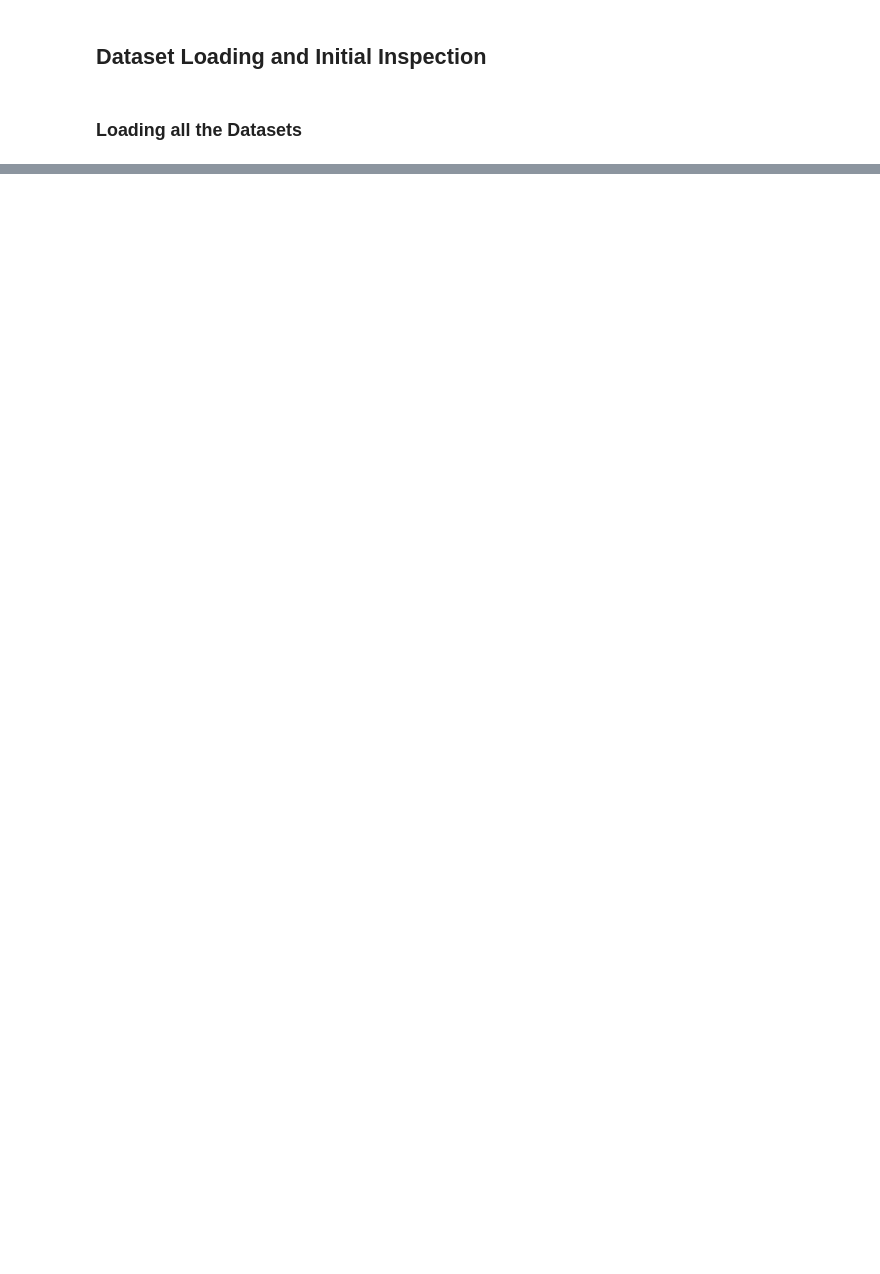
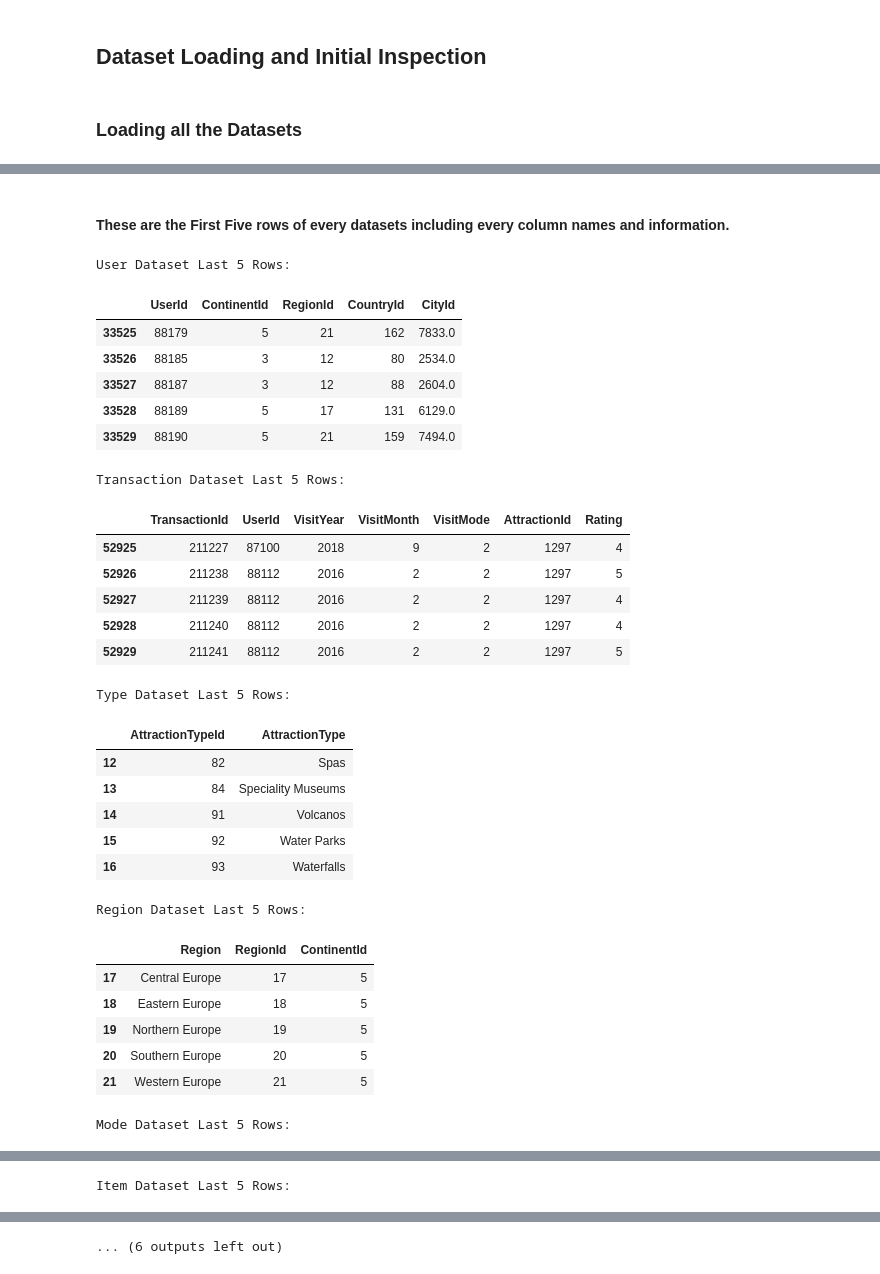
Before and after one commit to shabbu8111999/Tourism_Experience_Analytics, a Jupyter notebook: jupyter/Tourism_Experience.ipynb, the cells around one changed output, grey strips where cells are left out. Saved outputs shown, nothing was run; the diff lists cells and outputs as text; code cells hidden in the pictures; blank space fills up the shorter version.

```diff
--- a/jupyter/Tourism_Experience.ipynb
+++ b/jupyter/Tourism_Experience.ipynb
@@ -79,0 +77,13 @@ FileNotFoundError: [Errno 2] No such file or directory: '../data/User.xlsx'
+# %%
+# Loading Data
+user_df = pd.read_excel('../data/User.xlsx')
+transaction_df = pd.read_excel('../data/Transaction.xlsx')
+type_df = pd.read_excel('../data/Type.xlsx')
+region_df = pd.read_excel('../data/Region.xlsx')
+mode_df = pd.read_excel('../data/Mode.xlsx')
+item_df = pd.read_excel('../data/Item.xlsx')
+country_df = pd.read_excel('../data/Country.xlsx')
+continent_df = pd.read_excel('../data/Continent.xlsx')
+city_df = pd.read_excel('../data/City.xlsx')
+
+print("Datasets Loaded Successfully")
@@ -79,0 +96,17 @@ FileNotFoundError: [Errno 2] No such file or directory: '../data/User.xlsx'
+# %%
+# Dataset's Shapes
+
+datasets = {
+    "User": user_df,
+    "Transaction": transaction_df,
+    "Type": type_df,
+    "Region": region_df,
+    "Mode": mode_df,
+    "Item": item_df,
+    "Country": country_df,
+    "Continent": continent_df,
+    "City": city_df
+}
+
+for name, df in datasets.items():
+    print(f"{name} Dataset Shape: {df.shape}")
@@ -79,0 +127,5 @@ FileNotFoundError: [Errno 2] No such file or directory: '../data/User.xlsx'
+# %%
+# Column wise overview of each dataset
+for name, df in datasets.items():
+    print(f"\n{name} Dataset Columns:")
+    print(df.columns.tolist())
@@ -79,0 +154,5 @@ FileNotFoundError: [Errno 2] No such file or directory: '../data/User.xlsx'
+# %%
+# First few rows of each dataset
+for name, df in datasets.items():
+    print(f"\n{name} Dataset Preview:")
+    display(df.head())
@@ -79,0 +203,37 @@ FileNotFoundError: [Errno 2] No such file or directory: '../data/User.xlsx'
+# %% [markdown]
+#### These are the First Five rows of every datasets including every column names and information.
+# %%
+# Last few rows of each dataset
+for name, df in datasets.items():
+    print(f"\n{name} Dataset Last 5 Rows:")
+    display(df.tail())
+# %% [output]
+User Dataset Last 5 Rows:
+|  | UserId | ContinentId | RegionId | CountryId | CityId |
+| 33525 | 88179 | 5 | 21 | 162 | 7833.0 |
+| 33526 | 88185 | 3 | 12 | 80 | 2534.0 |
+| 33527 | 88187 | 3 | 12 | 88 | 2604.0 |
+| 33528 | 88189 | 5 | 17 | 131 | 6129.0 |
+| 33529 | 88190 | 5 | 21 | 159 | 7494.0 |
+Transaction Dataset Last 5 Rows:
+|  | TransactionId | UserId | VisitYear | VisitMonth | VisitMode | AttractionId | Rating |
+| 52925 | 211227 | 87100 | 2018 | 9 | 2 | 1297 | 4 |
+| 52926 | 211238 | 88112 | 2016 | 2 | 2 | 1297 | 5 |
+| 52927 | 211239 | 88112 | 2016 | 2 | 2 | 1297 | 4 |
+| 52928 | 211240 | 88112 | 2016 | 2 | 2 | 1297 | 4 |
+| 52929 | 211241 | 88112 | 2016 | 2 | 2 | 1297 | 5 |
+Type Dataset Last 5 Rows:
+|  | AttractionTypeId | AttractionType |
+| 12 | 82 | Spas |
+| 13 | 84 | Speciality Museums |
+| 14 | 91 | Volcanos |
+| 15 | 92 | Water Parks |
+| 16 | 93 | Waterfalls |
+Region Dataset Last 5 Rows:
+|  | Region | RegionId | ContinentId |
+| 17 | Central Europe | 17 | 5 |
+| 18 | Eastern Europe | 18 | 5 |
+| 19 | Northern Europe | 19 | 5 |
+| 20 | Southern Europe | 20 | 5 |
+| 21 | Western Europe | 21 | 5 |
+Mode Dataset Last 5 Rows:
@@ -79,0 +246 @@ FileNotFoundError: [Errno 2] No such file or directory: '../data/User.xlsx'
+Item Dataset Last 5 Rows:
@@ -79,0 +253 @@ FileNotFoundError: [Errno 2] No such file or directory: '../data/User.xlsx'
+... (6 outputs left out)
```
Also changed, not shown: parts of 14 cells of this notebook.
